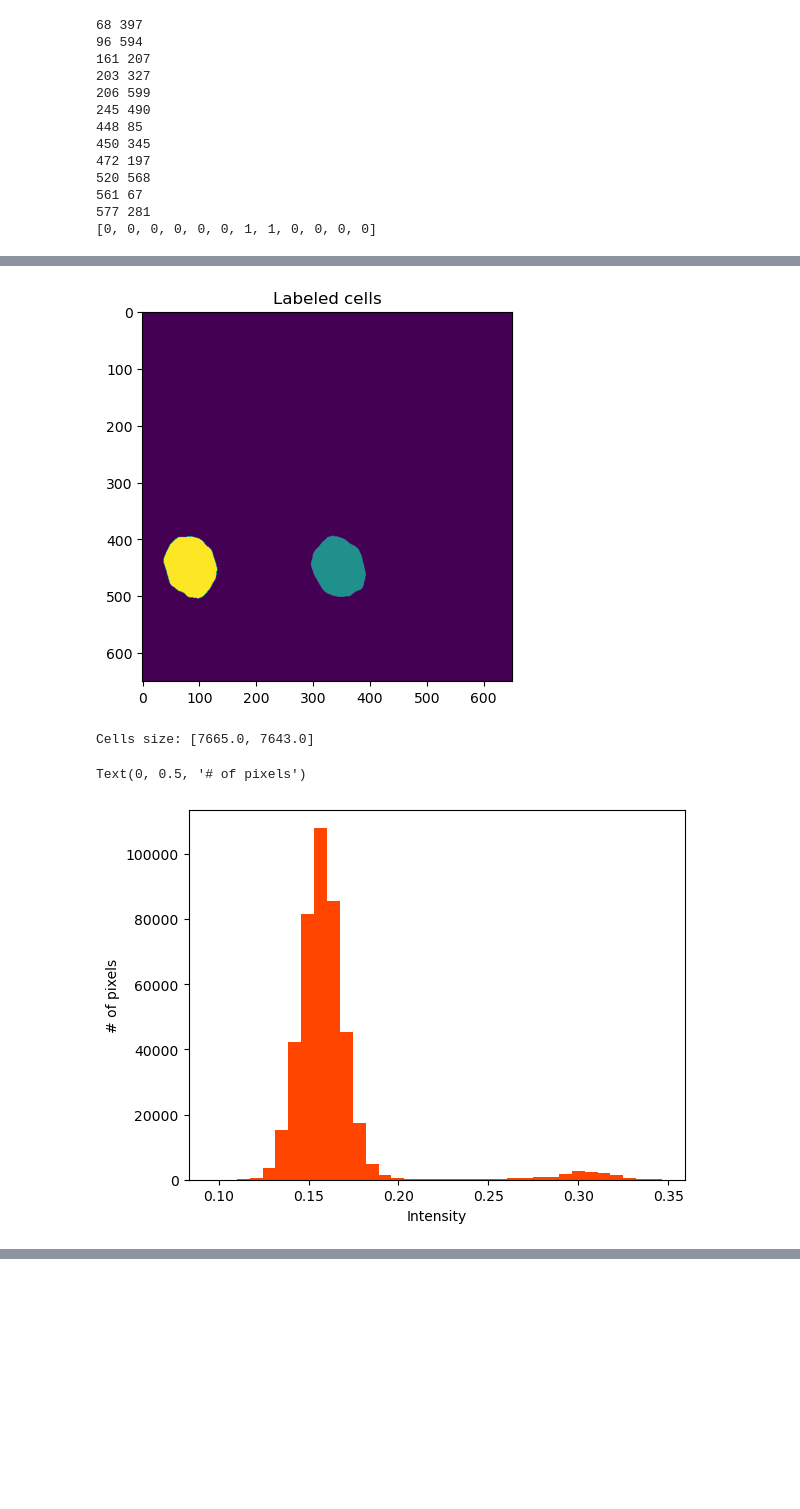
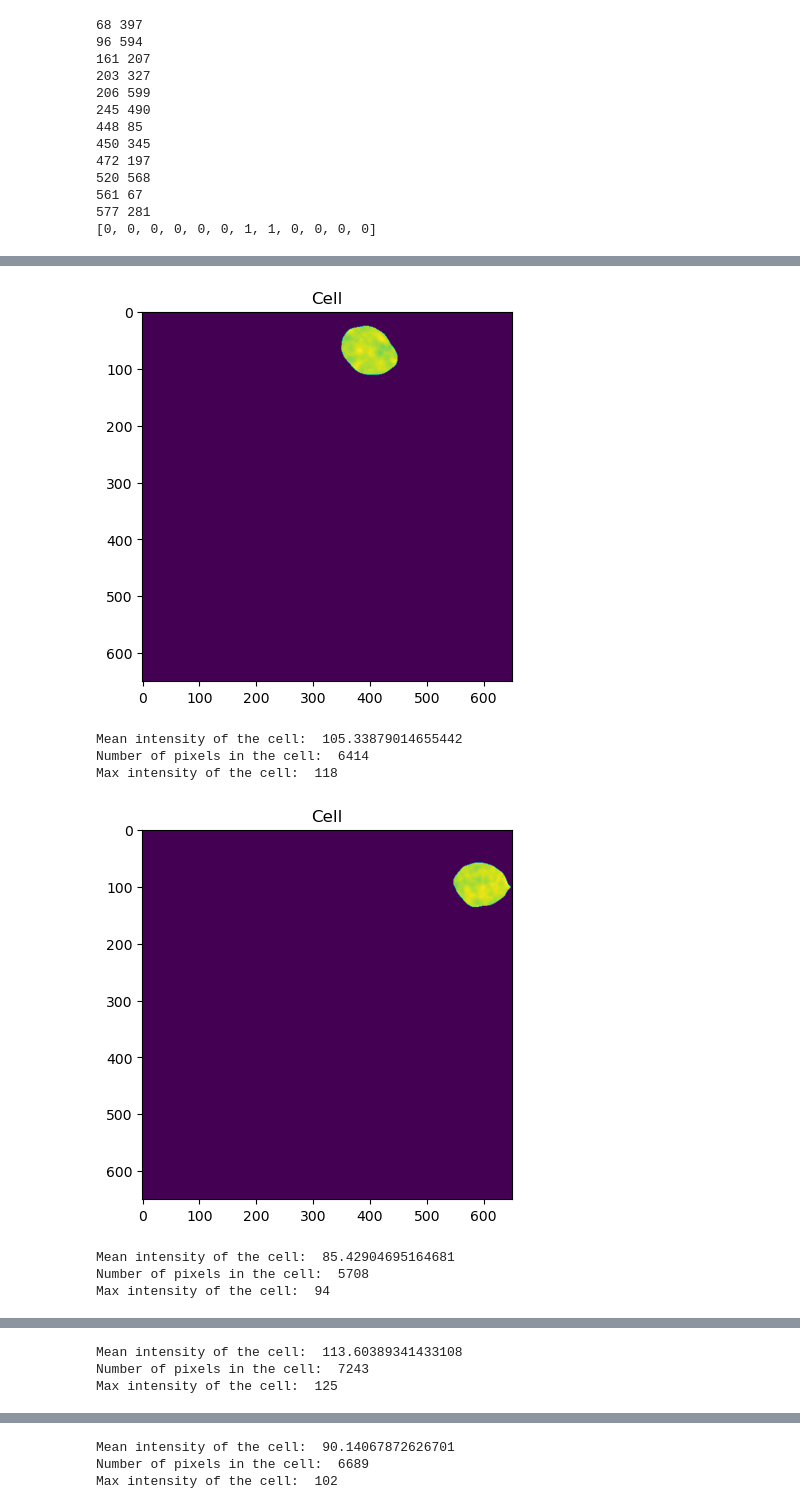
Before and after one commit to Munsky/UQbio2024_Team4, a Jupyter notebook: first_steps_Wiktoria.ipynb, the cells around one changed output, grey strips where cells are left out. Drawn from its saved outputs; the diff is of its cells as text; code cells hidden in the pictures; blank space fills up the shorter version.

```diff
--- a/first_steps_Wiktoria.ipynb
+++ b/first_steps_Wiktoria.ipynb
@@ -385,6 +431,9 @@ print(cell_areas_all)
 # %%
 cell_areas_all = np.array(cell_areas_all)
+cell_conc_all = np.array(cell_conc_all)
+
 for d in range(len(centers)):
     for z in range(T):
         metadata['cell_size'].append(cell_areas_all[z,d])
+        metadata['protein_concentration'].append(cell_conc_all[z,d])
         print(z,d)
@@ -554,41 +507,30 @@ plt.show()
-# %%
-img_G_label = measure.label(img_G_bin)
-#counting the number of cells
-
-#plotting the labeled cells
-plt.imshow(img_G_label)
-plt.title('Labeled cells')
-plt.show()
-
-#print location of the cells
-#finding the center of the cells
-props = measure.regionprops(img_G_label)
-
-# cells areas
-cell_areas = [region.area for region in props]
-
-# print results
-print("Cells size:", cell_areas)
-
-#centers = []
-#for prop in props:
-#    centers.append(prop.centroid)
-#centers = np.array(centers)
-#plotting the centers
-#plt.imshow(img_R_bin)
-#plt.scatter(centers[:,1], centers[:,0], c='r')
-#plt.title('Centers of the cells')
-#plt.show()
-
-#round centers locations to integers
-centers = np.round(centers).astype(int)
-
-f, ax = plt.subplots()
-ax.hist(img_G_filtered.flatten(),color='orangered',bins=35)  # .ravel()
-ax.set_xlabel('Intensity')
-ax.set_ylabel('# of pixels')
-# %% [output]
-[figure, removed]
-Cells size: [7665.0, 7643.0]
-Text(0, 0.5, '# of pixels')
-[figure, removed]
+# %%
+for i in range(len(np.unique(metadata['cell_number']))):
+    #filter the mask to get only the mask of the cell
+    cell_mask = protein_mask == i+1
+
+    #multiply the mask by the green channel
+    cell = img[0,:,:,1] * cell_mask
+    #plot the cell
+    plt.imshow(cell)
+    plt.title('Cell')
+    plt.show()
+
+    #count the mean intensity of the cell not counting the 0 values
+    non_zero_elements = cell[cell != 0]
+    mean_intensity = np.mean(non_zero_elements)
+    print('Mean intensity of the cell: ', mean_intensity)
+    print('Number of pixels in the cell: ', np.sum(cell>0))
+    #print max intensity of the cell
+    print('Max intensity of the cell: ', np.max(cell))
+
+    #add the mean intensity to the metadata
+# %% [output]
+[figure, added]
+Mean intensity of the cell:  105.33879014655442
+Number of pixels in the cell:  6414
+Max intensity of the cell:  118
+[figure, added]
+Mean intensity of the cell:  85.42904695164681
+Number of pixels in the cell:  5708
+Max intensity of the cell:  94
@@ -594,0 +538,3 @@ Text(0, 0.5, '# of pixels')
+Mean intensity of the cell:  113.60389341433108
+Number of pixels in the cell:  7243
+Max intensity of the cell:  125
@@ -594,0 +542,3 @@ Text(0, 0.5, '# of pixels')
+Mean intensity of the cell:  90.14067872626701
+Number of pixels in the cell:  6689
+Max intensity of the cell:  102
```
Also changed, not shown: parts of 10 cells of this notebook.
